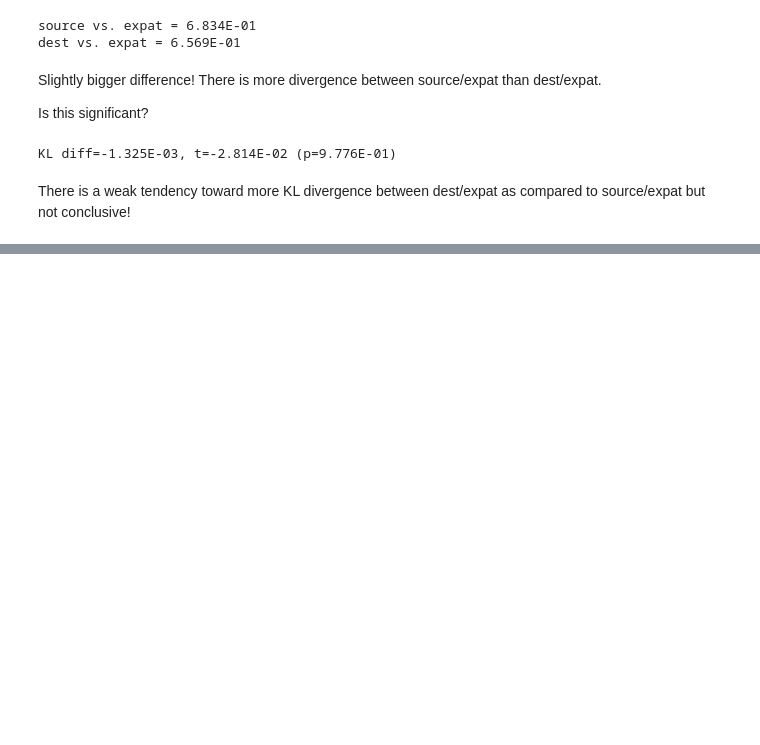
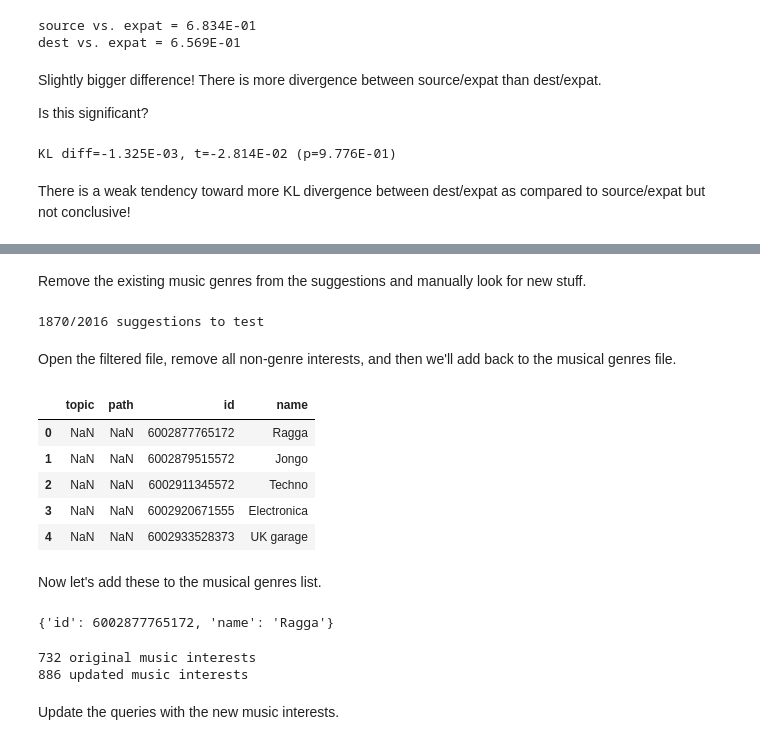
Before and after one commit to ianbstewart/immigrant_assimilation, a Jupyter notebook: src/data_processing/extract_musical_interests.ipynb, the cells around one changed output, grey strips where cells are left out. Cells and saved outputs as stored; diff of their text form; code cells hidden in the pictures; blank space fills up the shorter version.

Commit message:
snowball sampled more music genres

```diff
--- a/src/data_processing/extract_musical_interests.ipynb
+++ b/src/data_processing/extract_musical_interests.ipynb
@@ -618,0 +707,46 @@ There is a weak tendency toward more KL divergence between dest/expat as compare
+# %% [markdown]
+Remove the existing music genres from the suggestions and manually look for new stuff.
+# %%
+music_genre_file = '../../data/queries/musical_genre_interests.json'
+music_genre_names = [d['name'] for d in json.load(open(music_genre_file))['data']]
+suggestion_data_updated_new = suggestion_data_updated[~suggestion_data_updated.loc[:, 'name'].isin(music_genre_names)]
+print('%d/%d suggestions to test'%(suggestion_data_updated_new.shape[0], suggestion_data_updated.shape[0]))
+suggestion_data_updated_new.to_csv(out_file.replace('.tsv', '_filtered.tsv'), sep='\t', index=False, encoding='utf-8')
+# %% [output]
+1870/2016 suggestions to test
+# %% [markdown]
+Open the filtered file, remove all non-genre interests, and then we'll add back to the musical genres file.
+# %%
+suggestion_data_updated_new_filtered = pd.read_csv('../../data/query_results/top_latin_american_music_suggestion_results_filtered.tsv', sep='\t', index_col=False)
+suggestion_data_updated_new_filtered.head()
+# %% [output]
+|  | topic | path | id | name |
+| 0 | NaN | NaN | 6002877765172 | Ragga |
+| 1 | NaN | NaN | 6002879515572 | Jongo |
+| 2 | NaN | NaN | 6002911345572 | Techno |
+| 3 | NaN | NaN | 6002920671555 | Electronica |
+| 4 | NaN | NaN | 6002933528373 | UK garage |
+# %% [markdown]
+Now let's add these to the musical genres list.
+# %%
+suggestion_data_updated_new_filtered.loc[:, ['id', 'name']].iloc[0].to_dict()
+# %% [output]
+{'id': 6002877765172, 'name': 'Ragga'}
+# %%
+music_genre_file = '../../data/queries/musical_genre_interests.json'
+music_interests_data = json.load(open(music_genre_file))
+suggestion_data_updated_new_filtered.loc[:, 'id'] = suggestion_data_updated_new_filtered.loc[:, 'id'].astype(str)
+suggestion_data_dicts = suggestion_data_updated_new_filtered.loc[:, ['id', 'name']].apply(lambda x: x.to_dict(), axis=1).values.tolist()
+print('%d original music interests'%(len(music_interests_data['data'])))
+all_ids = set([d['id'] for d in music_interests_data['data']])
+suggestion_data_dicts = filter(lambda x: x['id'] not in all_ids, suggestion_data_dicts)
+music_interests_data['data'] += suggestion_data_dicts
+print('%d updated music interests'%(len(music_interests_data['data'])))
+updated_genre_file = '../../data/queries/musical_genre_interests_updated.json'
+json.dump(music_interests_data, open(updated_genre_file, 'w'),
+          indent=4, encoding='latin-1')
+# %% [output]
+732 original music interests
+886 updated music interests
+# %% [markdown]
+Update the queries with the new music interests.
```
Also changed, not shown: parts of 4 cells of this notebook, 5 other files.
